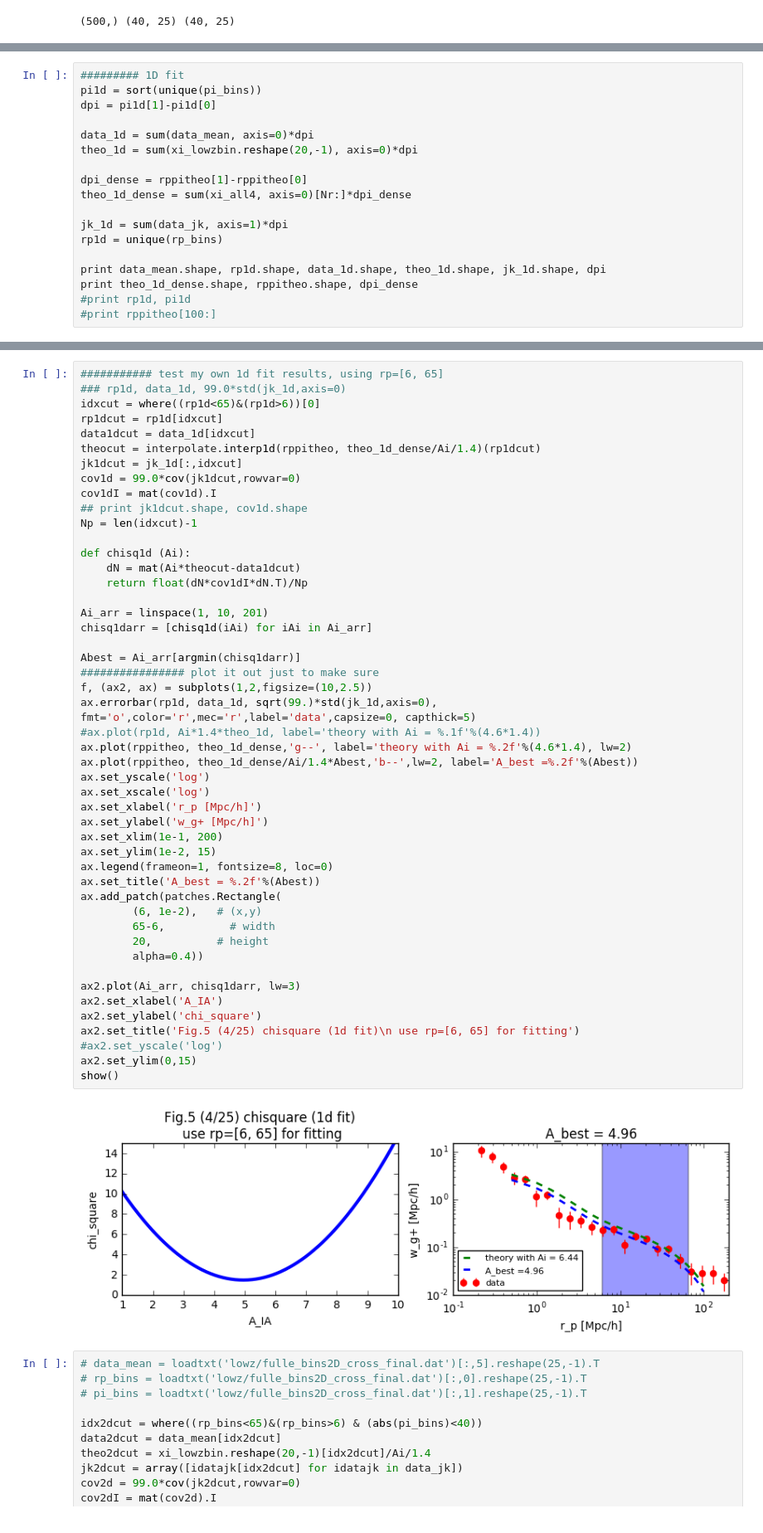
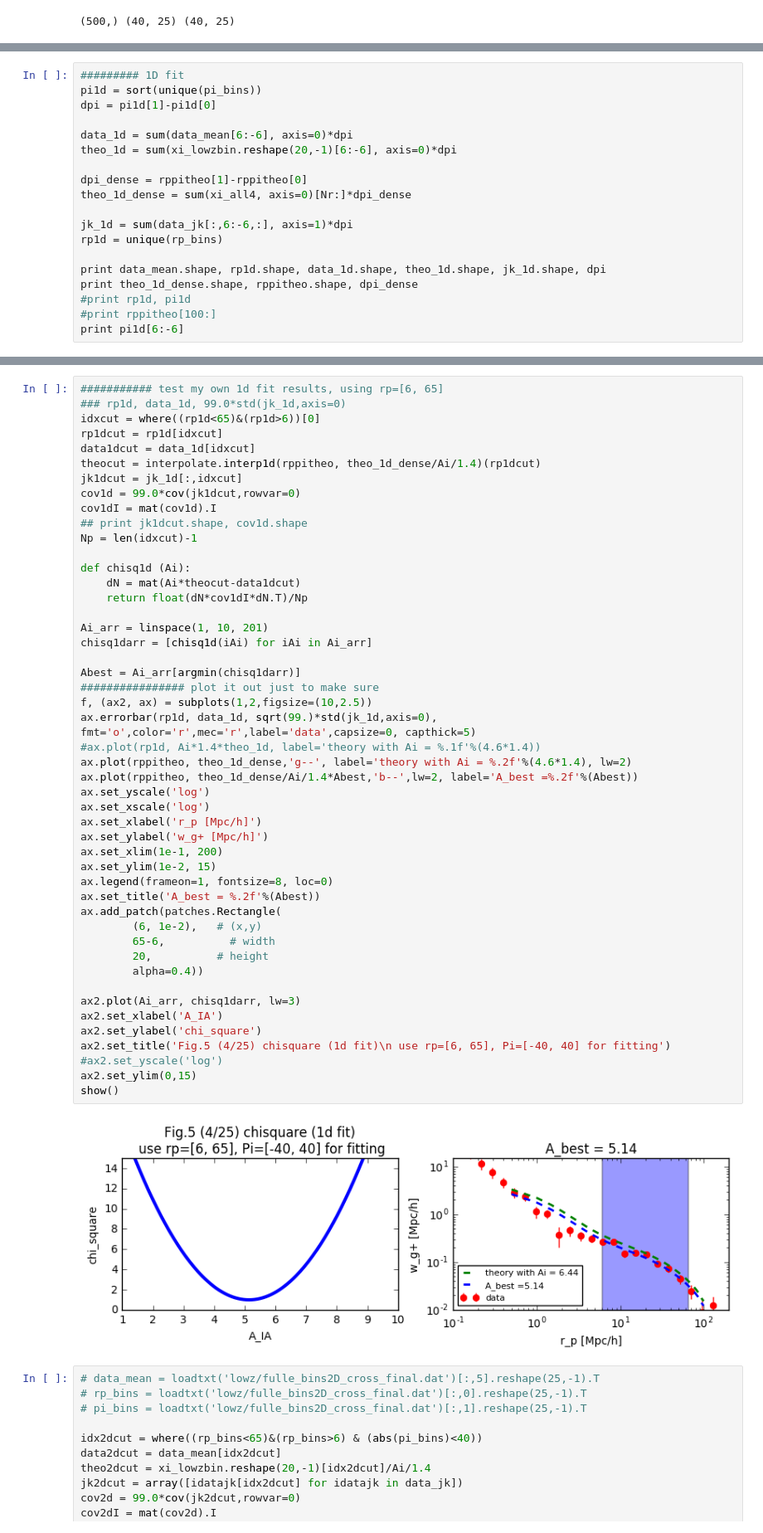
Before and after one commit to liuxx479/gplus, a Jupyter notebook: test_2d_fits.ipynb, the cells around one changed output, grey strips where cells are left out. Shown at 83% size. Drawn from its saved outputs; the diff is of its cells as text.

```diff
--- a/test_2d_fits.ipynb
+++ b/test_2d_fits.ipynb
@@ -208,19 +208,20 @@ show()
 pi1d = sort(unique(pi_bins))
 dpi = pi1d[1]-pi1d[0]
 
-data_1d = sum(data_mean, axis=0)*dpi
-theo_1d = sum(xi_lowzbin.reshape(20,-1), axis=0)*dpi
+data_1d = sum(data_mean[6:-6], axis=0)*dpi
+theo_1d = sum(xi_lowzbin.reshape(20,-1)[6:-6], axis=0)*dpi
 
 dpi_dense = rppitheo[1]-rppitheo[0]
 theo_1d_dense = sum(xi_all4, axis=0)[Nr:]*dpi_dense
 
-jk_1d = sum(data_jk, axis=1)*dpi
+jk_1d = sum(data_jk[:,6:-6,:], axis=1)*dpi
 rp1d = unique(rp_bins)
 
 print data_mean.shape, rp1d.shape, data_1d.shape, theo_1d.shape, jk_1d.shape, dpi
 print theo_1d_dense.shape, rppitheo.shape, dpi_dense
 #print rp1d, pi1d
 #print rppitheo[100:]
+print pi1d[6:-6]
 # %% [output]
 (20, 25) (25,) (25,) (25,) (100, 25) 10.0
 (201,) (201,) 0.5
@@ -265,35 +267,35 @@ Ai_arr = linspace(1, 10, 201)
 chisq1darr = [chisq1d(iAi) for iAi in Ai_arr]
 
 Abest = Ai_arr[argmin(chisq1darr)]
 ################ plot it out just to make sure
 f, (ax2, ax) = subplots(1,2,figsize=(10,2.5))
 ax.errorbar(rp1d, data_1d, sqrt(99.)*std(jk_1d,axis=0), fmt='o',color='r',mec='r',label='data',capsize=0, capthick=5)
 #ax.plot(rp1d, Ai*1.4*theo_1d, label='theory with Ai = %.1f'%(4.6*1.4))
 ax.plot(rppitheo, theo_1d_dense,'g--', label='theory with Ai = %.2f'%(4.6*1.4), lw=2)
 ax.plot(rppitheo, theo_1d_dense/Ai/1.4*Abest,'b--',lw=2, label='A_best =%.2f'%(Abest))
 ax.set_yscale('log')
 ax.set_xscale('log')
 ax.set_xlabel('r_p [Mpc/h]')
 ax.set_ylabel('w_g+ [Mpc/h]')
 ax.set_xlim(1e-1, 200)
 ax.set_ylim(1e-2, 15)
 ax.legend(frameon=1, fontsize=8, loc=0)
 ax.set_title('A_best = %.2f'%(Abest))
 ax.add_patch(patches.Rectangle(
         (6, 1e-2),   # (x,y)
         65-6,          # width
         20,          # height
         alpha=0.4))
 
 ax2.plot(Ai_arr, chisq1darr, lw=3)
 ax2.set_xlabel('A_IA')
 ax2.set_ylabel('chi_square')
-ax2.set_title('Fig.5 (4/25) chisquare (1d fit)\n use rp=[6, 65] for fitting')
+ax2.set_title('Fig.5 (4/25) chisquare (1d fit)\n use rp=[6, 65], Pi=[-40, 40] for fitting')
 #ax2.set_yscale('log')
 ax2.set_ylim(0,15)
 show()
 # %% [output]
-[figure, old version]
+[figure, new version]
 # %%
 # data_mean = loadtxt('lowz/fulle_bins2D_cross_final.dat')[:,5].reshape(25,-1).T
 # rp_bins = loadtxt('lowz/fulle_bins2D_cross_final.dat')[:,0].reshape(25,-1).T
```
Also changed, not shown: parts of 3 cells of this notebook.
